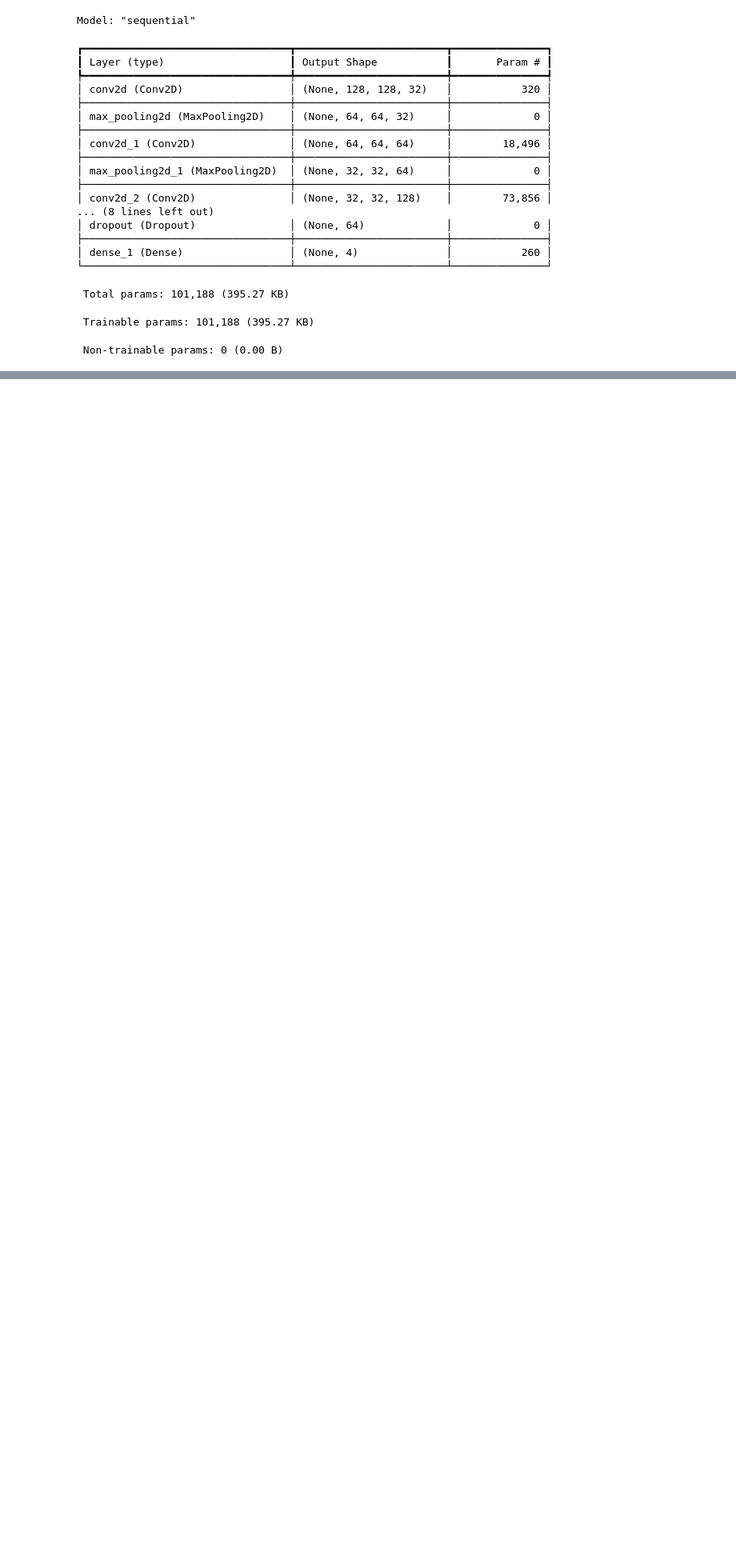
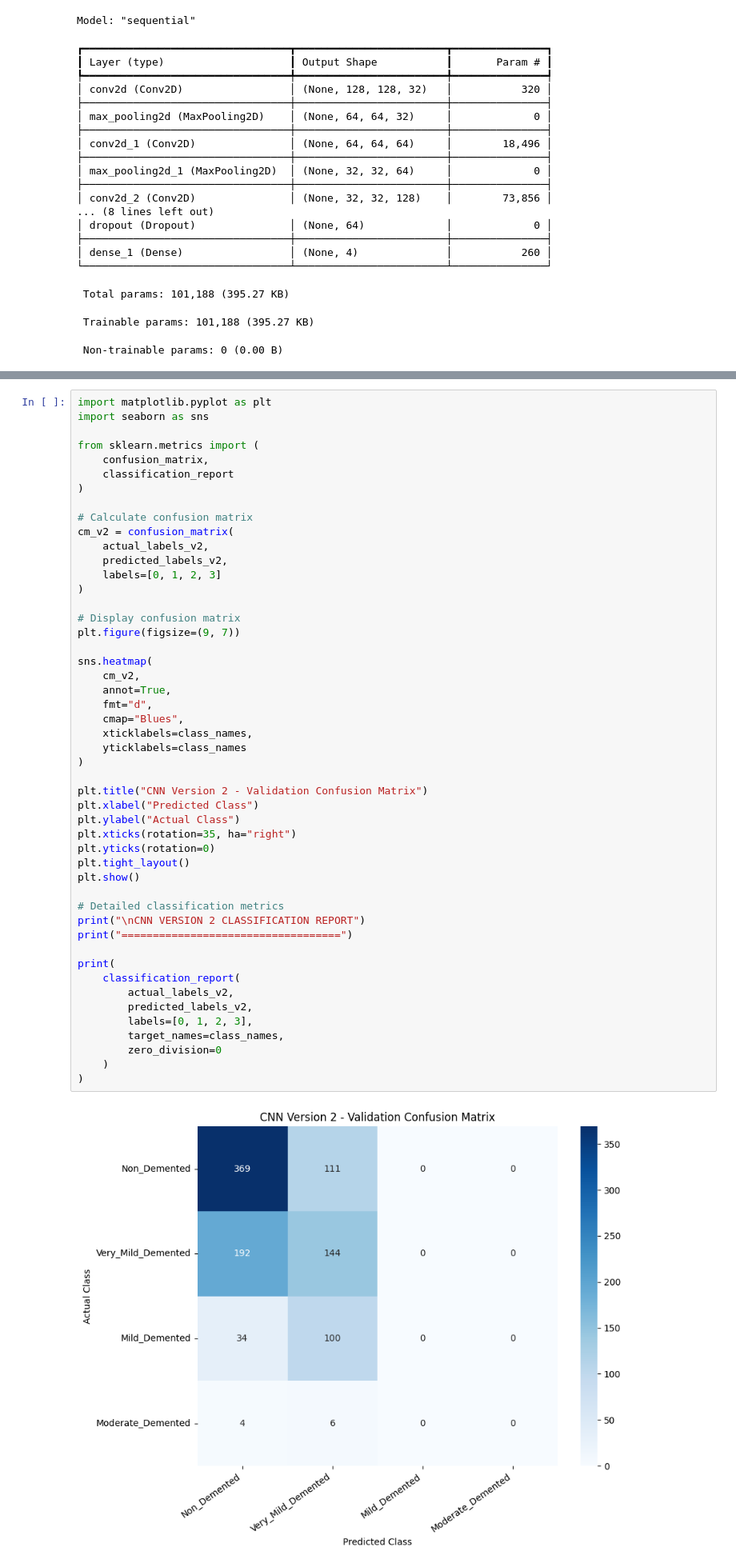
Before and after one commit to mohammad-mustafa130/Alzheimers-MRI-Classification, a Jupyter notebook: Alzheimers_MRI_Classification.ipynb, the cells around one changed output, grey strips where cells are left out. Shown at 80% size. Cells and saved outputs as stored; diff of their text form; blank space fills up the shorter version.

```diff
--- a/Alzheimers_MRI_Classification.ipynb
+++ b/Alzheimers_MRI_Classification.ipynb
@@ -682,0 +1611,51 @@ Model: "sequential"
+# %%
+import matplotlib.pyplot as plt
+import seaborn as sns
+
+from sklearn.metrics import (
+    confusion_matrix,
+    classification_report
+)
+
+# Calculate confusion matrix
+cm_v2 = confusion_matrix(
+    actual_labels_v2,
+    predicted_labels_v2,
+    labels=[0, 1, 2, 3]
+)
+
+# Display confusion matrix
+plt.figure(figsize=(9, 7))
+
+sns.heatmap(
+    cm_v2,
+    annot=True,
+    fmt="d",
+    cmap="Blues",
+    xticklabels=class_names,
+    yticklabels=class_names
+)
+
+plt.title("CNN Version 2 - Validation Confusion Matrix")
+plt.xlabel("Predicted Class")
+plt.ylabel("Actual Class")
+plt.xticks(rotation=35, ha="right")
+plt.yticks(rotation=0)
+plt.tight_layout()
+plt.show()
+
+# Detailed classification metrics
+print("\nCNN VERSION 2 CLASSIFICATION REPORT")
+print("===================================")
+
+print(
+    classification_report(
+        actual_labels_v2,
+        predicted_labels_v2,
+        labels=[0, 1, 2, 3],
+        target_names=class_names,
+        zero_division=0
+    )
+)
+# %% [output]
+[figure, added]
```
Also changed, not shown: parts of 43 cells of this notebook.
